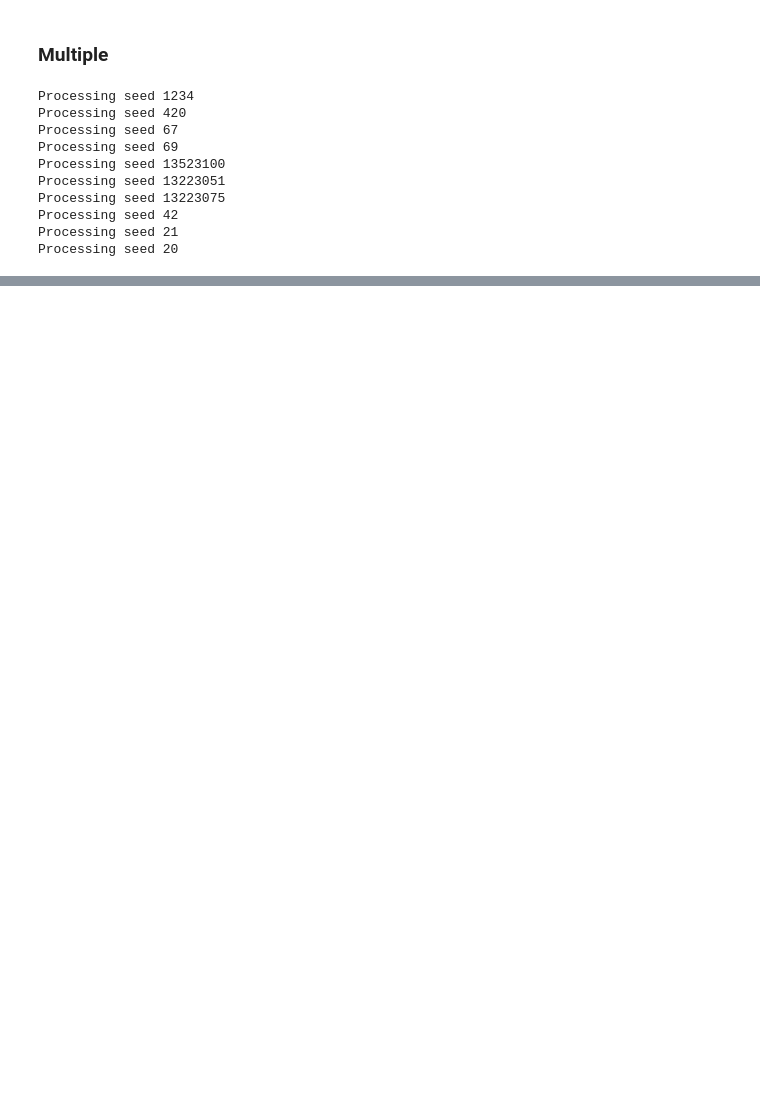
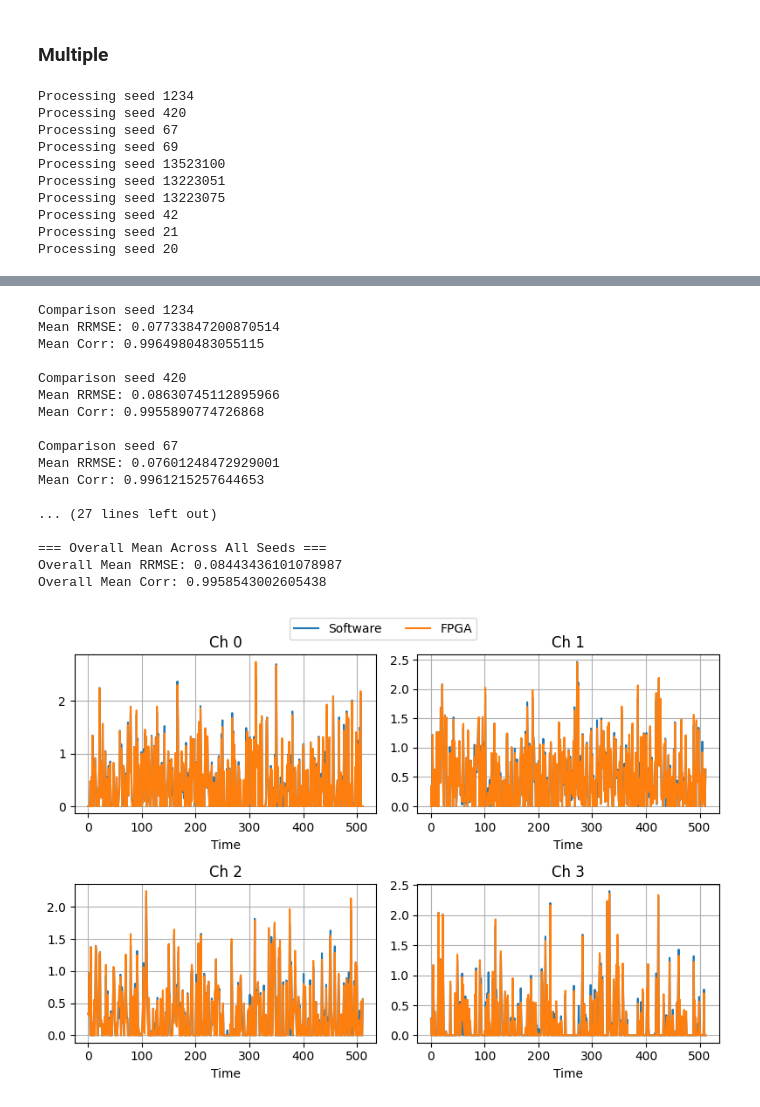
Before and after one commit to candrasengkala/WGAN-EEG-FPGA, a Jupyter notebook: src/notebooks/comparison.ipynb, the cells around one changed output, grey strips where cells are left out. Saved outputs shown, nothing was run; the diff lists cells and outputs as text; code cells hidden in the pictures; blank space fills up the shorter version.

```diff
--- a/src/notebooks/comparison.ipynb
+++ b/src/notebooks/comparison.ipynb
@@ -1414,0 +1748,49 @@ Overall Mean Corr: 0.989970151335001
+# %%
+out_rrmse = []
+out_corr = []
+
+for i, data in enumerate(out_results):
+    print(f"Comparison seed {data["seed"]}")
+    print("Mean RRMSE:", data["metrics"]["rrmse_mean"])
+    print("Mean Corr:", data["metrics"]["corr_mean"])
+    print()
+
+    out_rrmse.append(data["metrics"]["rrmse_mean"])
+    out_corr.append(data["metrics"]["corr_mean"])
+
+out_mean_rrmse_all = sum(out_rrmse) / len(out_rrmse)
+out_mean_corr_all = sum(out_corr) / len(out_corr)
+
+print("=== Overall Mean Across All Seeds ===")
+print("Overall Mean RRMSE:", out_mean_rrmse_all)
+print("Overall Mean Corr:", out_mean_corr_all)
+
+out_first = out_results[0]
+plot_decoder_comparison(
+    out_first["original_float"],
+    out_first["hardware_float"],
+    title="",
+    ref_label="Software",
+    test_label="FPGA",
+    channels=range(4),
+    grid_cols=2
+)
+# %% [output]
+Comparison seed 1234
+Mean RRMSE: 0.07733847200870514
+Mean Corr: 0.9964980483055115
+
+Comparison seed 420
+Mean RRMSE: 0.08630745112895966
+Mean Corr: 0.9955890774726868
+
+Comparison seed 67
+Mean RRMSE: 0.07601248472929001
+Mean Corr: 0.9961215257644653
+
+... (27 lines left out)
+
+=== Overall Mean Across All Seeds ===
+Overall Mean RRMSE: 0.08443436101078987
+Overall Mean Corr: 0.9958543002605438
+[figure, added]
```
Also changed, not shown: parts of 15 cells of this notebook, 17 other files.
